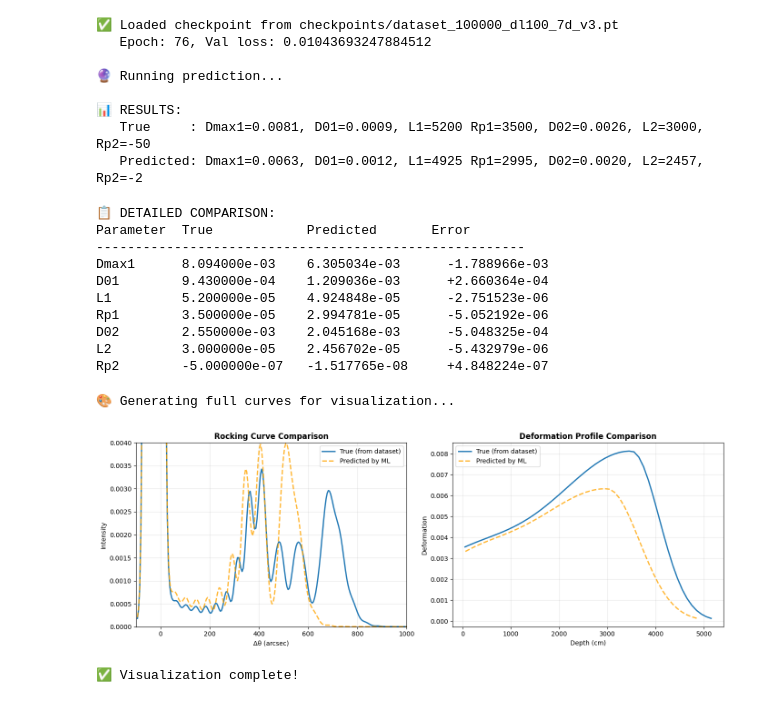
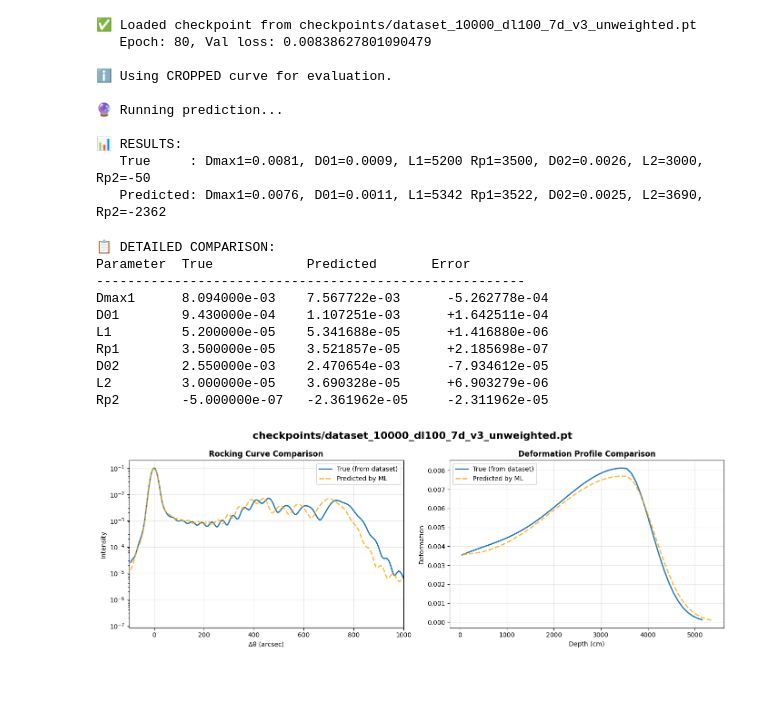
Before and after one commit to Vekeryk/master-xrd, a Jupyter notebook: j_show_experiment.ipynb, the cells around one changed output. Cells and saved outputs as stored; diff of their text form; code cells hidden in the pictures.

```diff
--- a/j_show_experiment.ipynb
+++ b/j_show_experiment.ipynb
@@ -10,8 +10,15 @@ reload(model_common)
 reload(xrd)
 reload(h)
 
-# MODEL_CHECKPOINT = 'checkpoints/dataset_10000_dl100_7d_v3.pt'
-MODEL_CHECKPOINT = 'checkpoints/dataset_100000_dl100_7d_v3.pt'
+# MODEL_CHECKPOINT = 'checkpoints/dataset_1000_dl100_7d_v3_unweighted_full.pt'
+# MODEL_CHECKPOINT = 'checkpoints/dataset_10000_dl100_7d_v3_unweighted_full.pt'
+
+# MODEL_CHECKPOINT = 'checkpoints/dataset_10000_dl100_7d_v3_full.pt'
+
+MODEL_CHECKPOINT = 'checkpoints/dataset_10000_dl100_7d_v3_unweighted.pt'
+
+# MODEL_CHECKPOINT = 'checkpoints/dataset_10000_dl100_7d_v3_unweighted_ideal.pt'
+# MODEL_CHECKPOINT = 'checkpoints/dataset_10000_dl100_7d_v3_unweighted_ideal_2.pt'
 
 # true_params = [0.028500, 0.023000, 4.000e-05, 1.050e-05, 0.006000, 2.000e-05, -5.000e-06]
 # true_params = [0.028500, 0.023000, 4.000e-05, 1.050e-05, 0.006000, 2.000e-05, -5.000e-06]
@@ -67,10 +52,18 @@ dummy_X = torch.tensor([0,0,0,0,0,0,0], dtype=torch.float32).unsqueeze(0)  # [1,
 # Підготувати криву Y
 # input_Y = Y[sample_idx:sample_idx+1]  # [1, L]
 
+
+if 'full' in MODEL_CHECKPOINT:
+    print(f"\nℹ️ Using FULL curve for evaluation.")
+    input_Y = torch.tensor(original_curve.Y_R_vseZ).unsqueeze(0)
+else:
+    print(f"\nℹ️ Using CROPPED curve for evaluation.")
+    input_Y = torch.tensor(original_curve.ML_Y).unsqueeze(0)  # [1, L]
+
 # Створити датасет з тими самими параметрами, що й при evaluate
 ds = model_common.NormalizedXRDDataset(
     dummy_X,
-    torch.tensor(original_curve.ML_Y).unsqueeze(0),  # [1, L]
+    input_Y,  # [1, L]
     log_space=True,  # ❗ ВАЖЛИВО - має співпадати з model_evaluate.py
     train=False
 )
@@ -90,14 +83,16 @@ print(f"\n📊 RESULTS:")
 print(f"   True     : {h.fparam(arr=true_params)}")
 print(f"   Predicted: {h.fparam(arr=predicted_from_dataset)}")
 # %% [output]
-✅ Loaded checkpoint from checkpoints/dataset_100000_dl100_7d_v3.pt
-   Epoch: 76, Val loss: 0.01043693247884512
+✅ Loaded checkpoint from checkpoints/dataset_10000_dl100_7d_v3_unweighted.pt
+   Epoch: 80, Val loss: 0.00838627801090479
+
+ℹ️ Using CROPPED curve for evaluation.
 
 🔮 Running prediction...
 
 📊 RESULTS:
    True     : Dmax1=0.0081, D01=0.0009, L1=5200 Rp1=3500, D02=0.0026, L2=3000, Rp2=-50
-   Predicted: Dmax1=0.0063, D01=0.0012, L1=4925 Rp1=2995, D02=0.0020, L2=2457, Rp2=-2
+   Predicted: Dmax1=0.0076, D01=0.0011, L1=5342 Rp1=3522, D02=0.0025, L2=3690, Rp2=-2362
 # %%
 # Перевірка - виведемо predicted параметри
 print("\n📋 DETAILED COMPARISON:")
@@ -112,13 +107,13 @@ for i, name in enumerate(model_common.PARAM_NAMES):
 📋 DETAILED COMPARISON:
 Parameter  True            Predicted       Error
 -------------------------------------------------------
-Dmax1      8.094000e-03    6.305034e-03      -1.788966e-03
-D01        9.430000e-04    1.209036e-03      +2.660364e-04
-L1         5.200000e-05    4.924848e-05      -2.751523e-06
-Rp1        3.500000e-05    2.994781e-05      -5.052192e-06
-D02        2.550000e-03    2.045168e-03      -5.048325e-04
-L2         3.000000e-05    2.456702e-05      -5.432979e-06
-Rp2        -5.000000e-07   -1.517765e-08     +4.848224e-07
+Dmax1      8.094000e-03    7.567722e-03      -5.262778e-04
+D01        9.430000e-04    1.107251e-03      +1.642511e-04
+L1         5.200000e-05    5.341688e-05      +1.416880e-06
+Rp1        3.500000e-05    3.521857e-05      +2.185698e-07
+D02        2.550000e-03    2.470654e-03      -7.934612e-05
+L2         3.000000e-05    3.690328e-05      +6.903279e-06
+Rp2        -5.000000e-07   -2.361962e-05     -2.311962e-05
 # %%
 import matplotlib.pyplot as plt
 import xrd
@@ -128,7 +123,6 @@ reload(xrd)
 # ============================================================================
 # ГЕНЕРУВАТИ ПОВНІ КРИВІ ДЛЯ ВІЗУАЛІЗАЦІЇ
 # ============================================================================
-print("\n🎨 Generating full curves for visualization...")
 
 # True curve (з параметрів з датасету)
 true_curve, true_profile = xrd.compute_curve_and_profile(
@@ -146,36 +140,35 @@ predicted_curve, predicted_profile = xrd.compute_curve_and_profile(
 # ВІЗУАЛІЗАЦІЯ
 # ============================================================================
 fig, axes = plt.subplots(1, 2, figsize=(14, 5))
 
+fig.suptitle(MODEL_CHECKPOINT, fontsize=16, fontweight='bold')
+
 # Rocking Curve
 axes[0].set_title("Rocking Curve Comparison", fontsize=12, fontweight='bold')
 axes[0].plot(true_curve.X_DeltaTeta, true_curve.Y_R_vseZ,
              label="True (from dataset)", color='C0', linestyle='-', linewidth=2)
 axes[0].plot(predicted_curve.X_DeltaTeta, predicted_curve.Y_R_vseZ,
              label="Predicted by ML", color='orange', linestyle='--', linewidth=2, alpha=0.8)
 axes[0].set_xlabel("Δθ (arcsec)")
 axes[0].set_ylabel("Intensity")
-axes[0].set_ylim(0, 0.004)
+# axes[0].set_ylim(0, 0.004)
 axes[0].set_xlim(-100, 1000)
+axes[0].set_yscale('log')
 axes[0].grid(True, alpha=0.3)
 axes[0].legend()
 
 # Deformation Profile
 axes[1].set_title("Deformation Profile Comparison", fontsize=12, fontweight='bold')
 axes[1].plot(true_profile.X, true_profile.total_Y,
              label="True (from dataset)", color='C0', linestyle='-', linewidth=2)
 axes[1].plot(predicted_profile.X, predicted_profile.total_Y,
              label="Predicted by ML", color='orange', linestyle='--', linewidth=2, alpha=0.8)
 axes[1].set_xlabel("Depth (cm)")
 axes[1].set_ylabel("Deformation")
 axes[1].grid(True, alpha=0.3)
 axes[1].legend()
 
 plt.tight_layout()
 plt.show()
-
-print("\n✅ Visualization complete!")
 # %% [output]
-🎨 Generating full curves for visualization...
-[figure, old version]
+[figure, new version]
-✅ Visualization complete!
```
Also changed, not shown: parts of 2 cells of this notebook, 7 other files.
